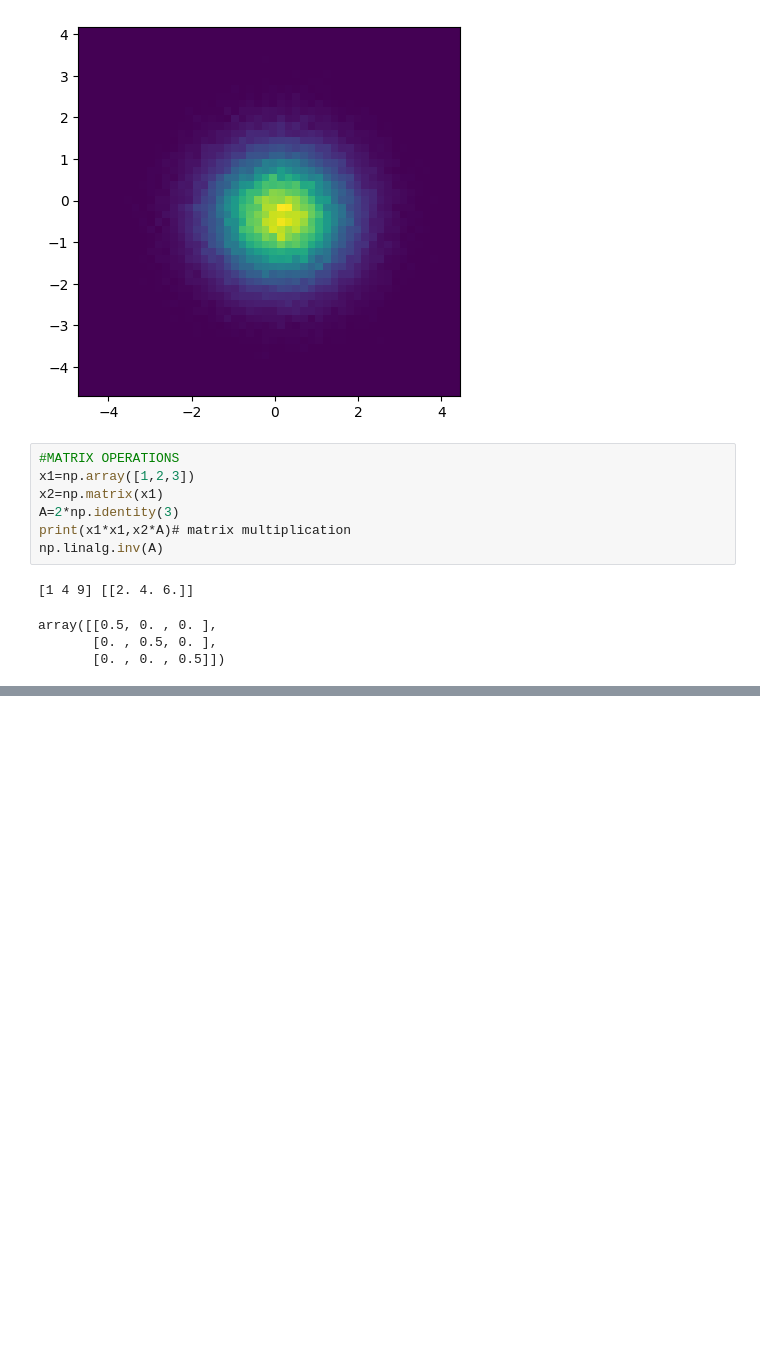
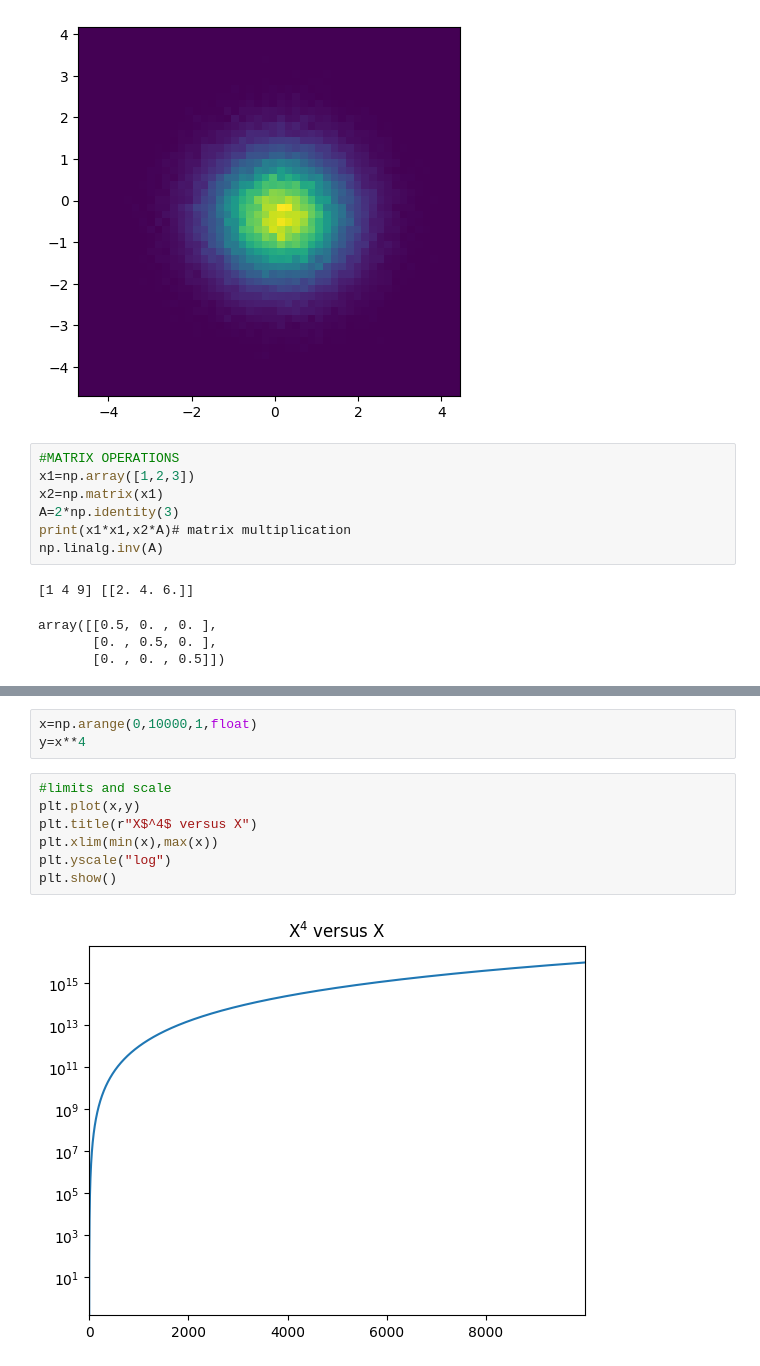
Before and after one commit to AJRocks321/Py_astro_work, a Jupyter notebook: Lecture_notes.ipynb, the cells around one changed output, grey strips where cells are left out. Cells and saved outputs as stored; diff of their text form; blank space fills up the shorter version.

```diff
--- a/Lecture_notes.ipynb
+++ b/Lecture_notes.ipynb
@@ -569,0 +591,12 @@ array([[0.5, 0. , 0. ],
+# %%
+x=np.arange(0,10000,1,float)
+y=x**4
+# %%
+#limits and scale
+plt.plot(x,y)
+plt.title(r"X$^4$ versus X")
+plt.xlim(min(x),max(x))
+plt.yscale("log")
+plt.show()
+# %% [output]
+[figure, added]
```
Also changed, not shown: parts of 20 cells of this notebook, 2 other files.
